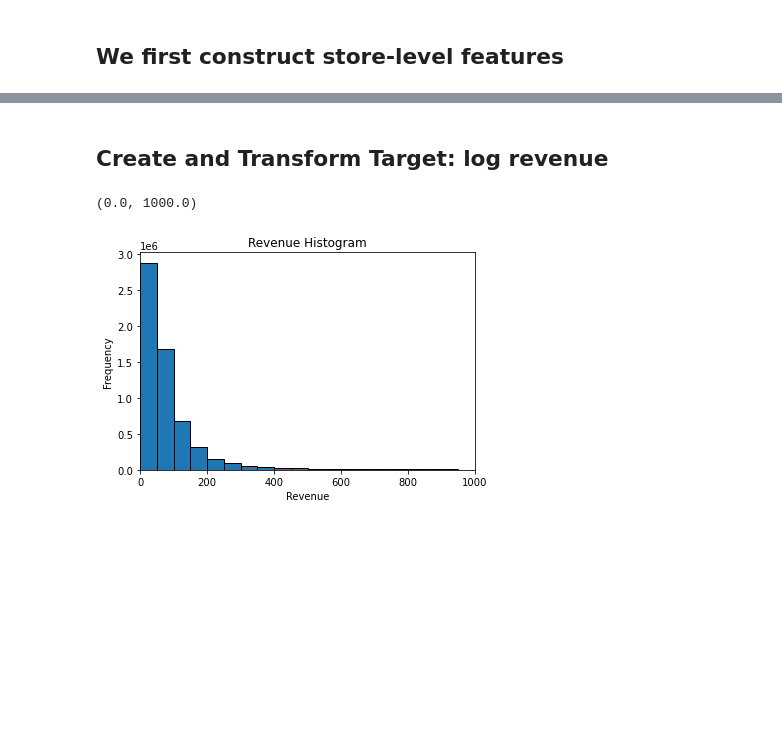
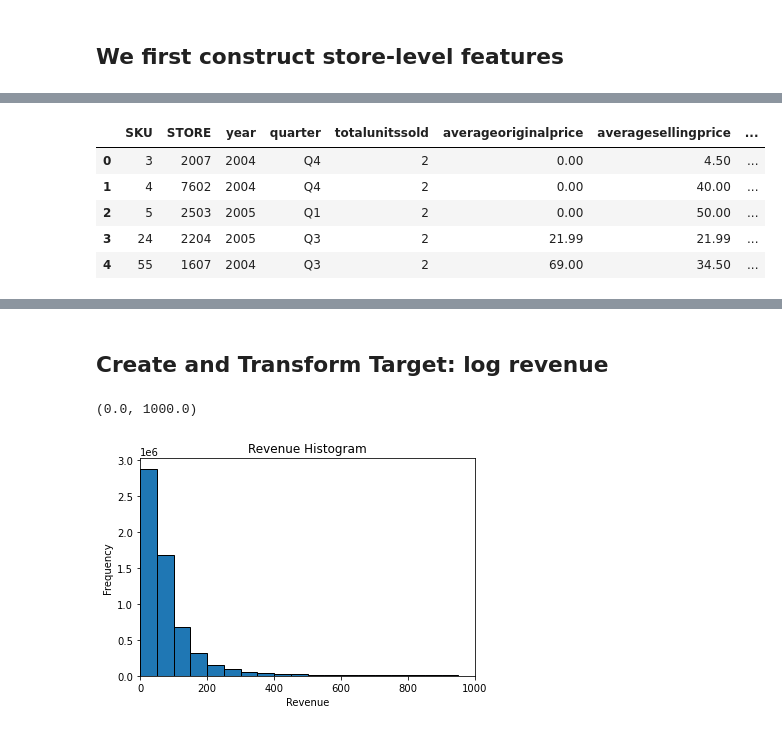
Before and after one commit to ayush9818/Dilliards-Inventory-Management, a Jupyter notebook: code/FeatureEngineering_Notebook.ipynb, the cells around one changed output, grey strips where cells are left out. Saved outputs shown, nothing was run; the diff lists cells and outputs as text; code cells hidden in the pictures; blank space fills up the shorter version.

```diff
--- a/code/FeatureEngineering_Notebook.ipynb
+++ b/code/FeatureEngineering_Notebook.ipynb
@@ -68,7 +43,17 @@ df_demo['WomenRatio'] = df_demo['Women'] / df_demo['TotalPop']
 df_selected=df_demo[['STATE','MenRatio','WomenRatio','White','Black','Native','Asian','Pacific','Income','Poverty','Professional','Service','Office','Construction','Production','Unemployment']]
 result_df = df_selected.groupby('STATE').mean().reset_index()
 # %%
-df_final =pd.read_csv('df_final_sku_store_quarter_noextinfo.csv')
+#df_final =pd.read_csv('df_final_sku_store_quarter_noextinfo.csv')
+
+df_final = pd.read_csv(os.path.join(DATA_DIR, 'transact_grp_sku_store_quarter_v2.csv'))
+df_final.head()
+# %% [output]
+|  | SKU | STORE | year | quarter | totalunitssold | averageoriginalprice | averagesellingprice | ... |
+| 0 | 3 | 2007 | 2004 | Q4 | 2 | 0.00 | 4.50 | ... |
+| 1 | 4 | 7602 | 2004 | Q4 | 2 | 0.00 | 40.00 | ... |
+| 2 | 5 | 2503 | 2005 | Q1 | 2 | 0.00 | 50.00 | ... |
+| 3 | 24 | 2204 | 2005 | Q3 | 2 | 21.99 | 21.99 | ... |
+| 4 | 55 | 1607 | 2004 | Q3 | 2 | 69.00 | 34.50 | ... |
 # %%
 df_final.head()
 # %% [output]
```
Also changed, not shown: parts of 5 cells of this notebook, 1 other file.
